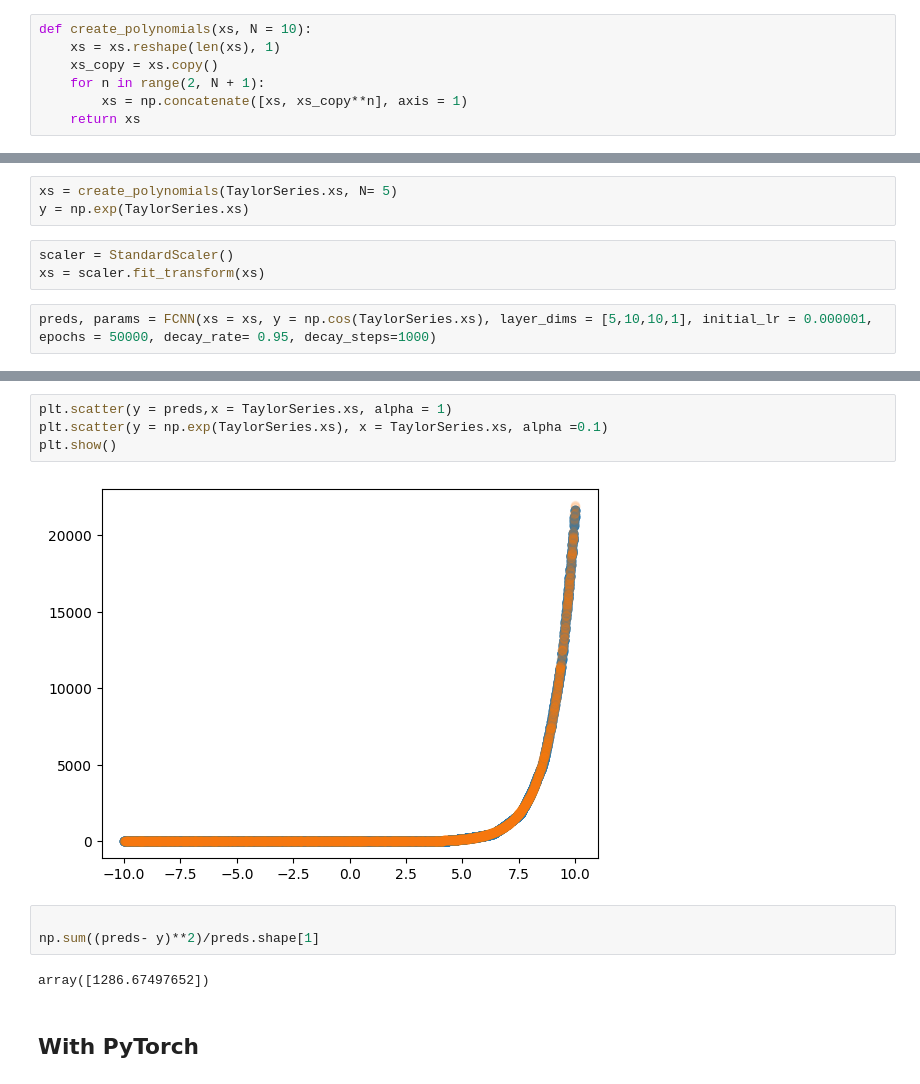
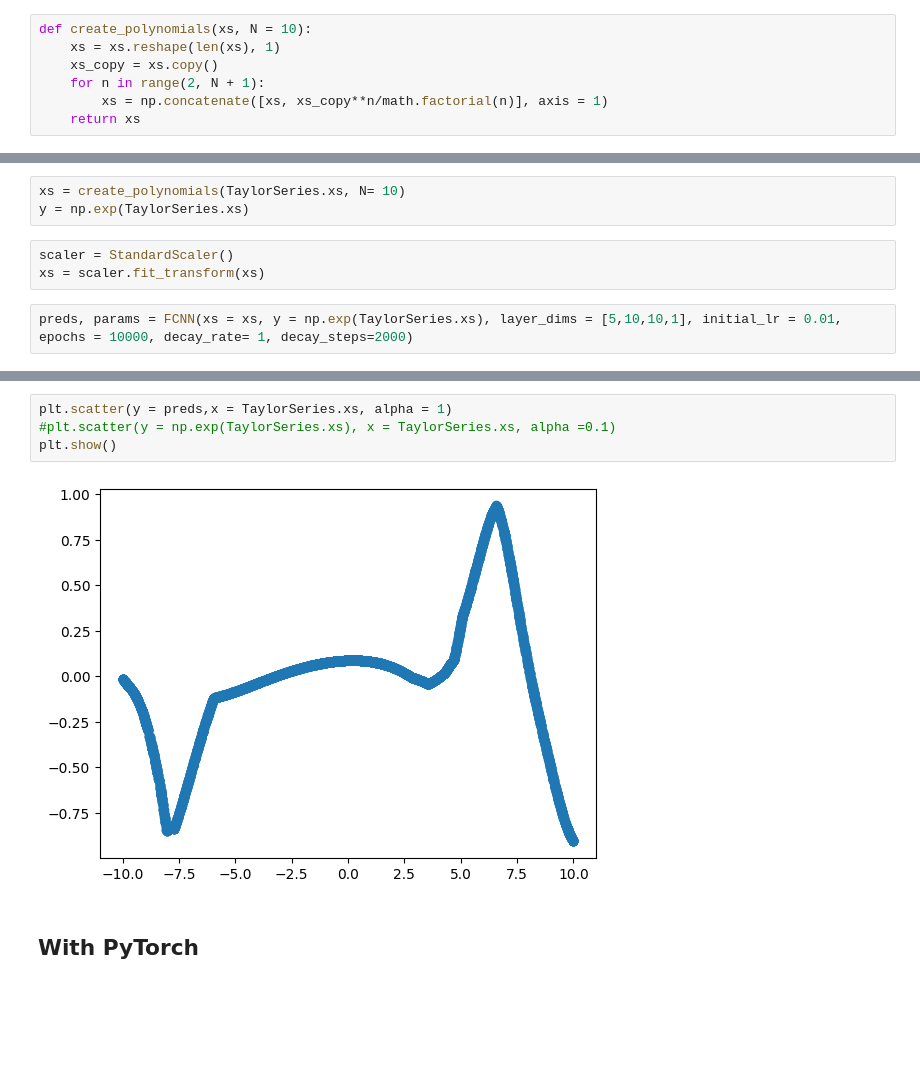
Before and after one commit to chenjoshua7/chenjoshua7.github.io, a Jupyter notebook: notebooks/taylorseries.ipynb, the cells around one changed output, grey strips where cells are left out. Saved outputs shown, nothing was run; the diff lists cells and outputs as text; blank space fills up the shorter version.

```diff
--- a/notebooks/taylorseries.ipynb
+++ b/notebooks/taylorseries.ipynb
@@ -126,7 +194,7 @@ def create_polynomials(xs, N = 10):
     xs = xs.reshape(len(xs), 1)
     xs_copy = xs.copy()
     for n in range(2, N + 1):
-        xs = np.concatenate([xs, xs_copy**n], axis = 1)
+        xs = np.concatenate([xs, xs_copy**n/math.factorial(n)], axis = 1)
     return xs
 # %%
 def crazy_func(xs):
@@ -310,11 +546,11 @@ def FCNN(xs, y, layer_dims, initial_lr, epochs = 10, decay_rate=0.8, decay_steps
 
     return Al, params
 # %%
-xs = create_polynomials(TaylorSeries.xs, N= 5)
+xs = create_polynomials(TaylorSeries.xs, N= 10)
 y = np.exp(TaylorSeries.xs)
 # %%
 scaler = StandardScaler()
 xs = scaler.fit_transform(xs)
 # %%
-preds, params = FCNN(xs = xs, y = np.cos(TaylorSeries.xs), layer_dims = [5,10,10,1], initial_lr = 0.000001, epochs = 50000, decay_rate= 0.95, decay_steps=1000)
+preds, params = FCNN(xs = xs, y = np.exp(TaylorSeries.xs), layer_dims = [5,10,10,1], initial_lr = 0.01, epochs = 10000, decay_rate= 1, decay_steps=2000)
 # %% [output]
@@ -338,14 +558,9 @@ Loss after Epoch 50000: 1.4394055429255084
 # %%
 plt.scatter(y = preds,x = TaylorSeries.xs, alpha = 1)
-plt.scatter(y = np.exp(TaylorSeries.xs), x = TaylorSeries.xs, alpha =0.1)
+#plt.scatter(y = np.exp(TaylorSeries.xs), x = TaylorSeries.xs, alpha =0.1)
 plt.show()
 # %% [output]
-[figure, old version]
+[figure, new version]
-# %%
-
-np.sum((preds- y)**2)/preds.shape[1]
-# %% [output]
-array([1286.67497652])
 # %% [markdown]
 ## With PyTorch
 # %%
```
Also changed, not shown: parts of 13 cells of this notebook, 9 other files.
